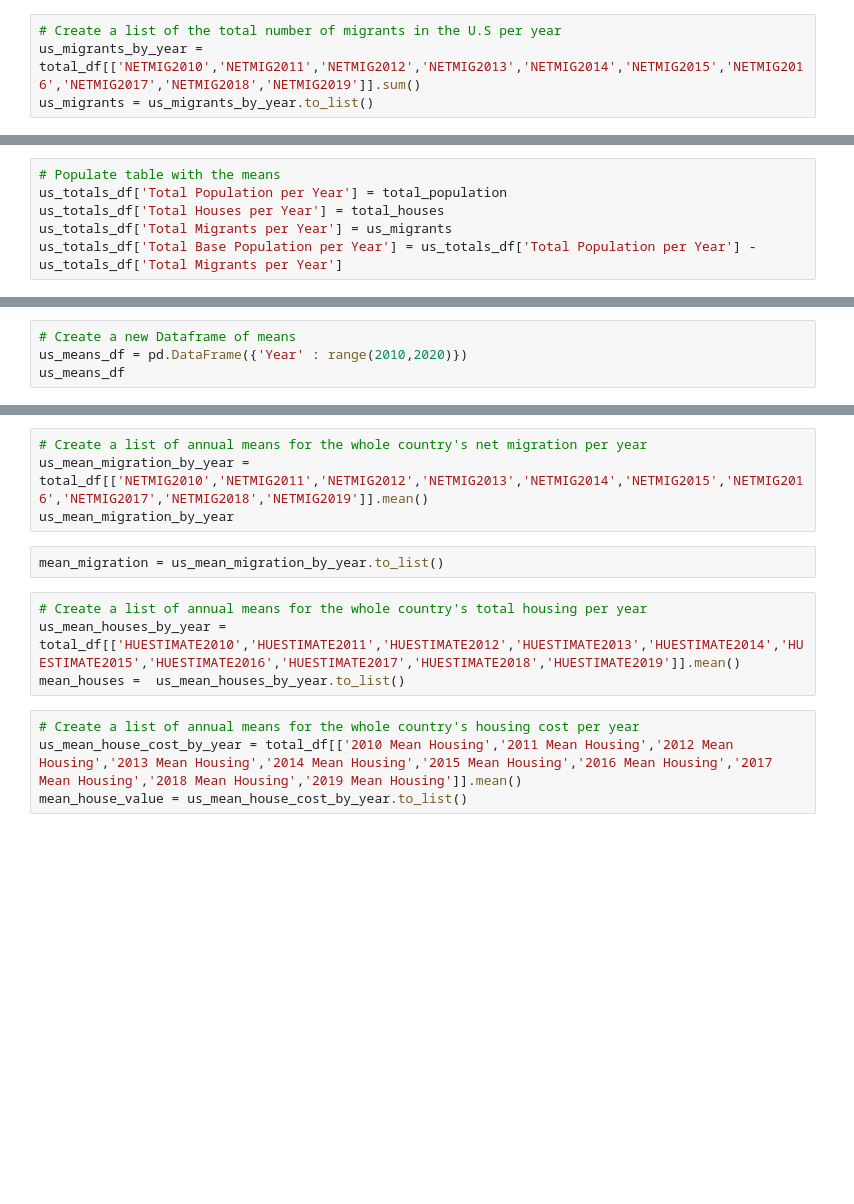
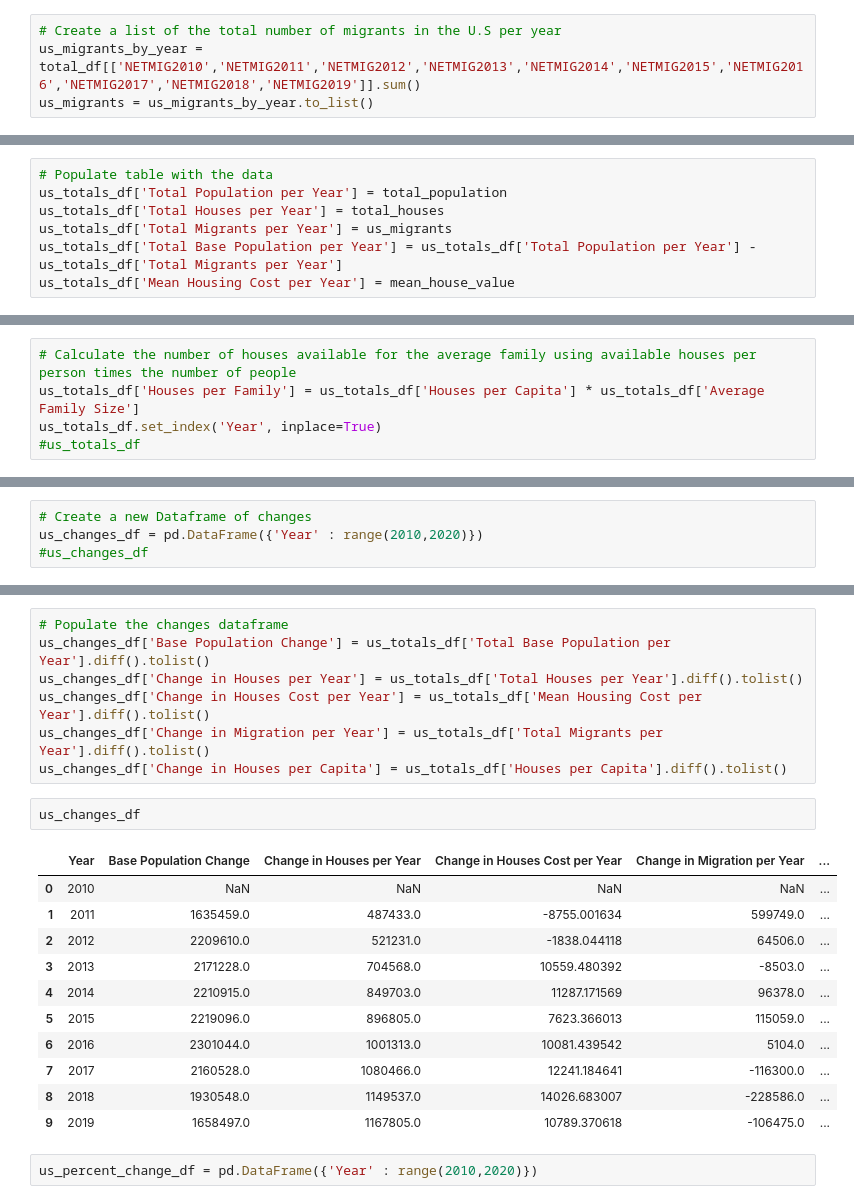
Before and after one commit to akbandi/Project-1, a Jupyter notebook: MigrationAnalysis.ipynb, the cells around one changed output, grey strips where cells are left out. Cells and saved outputs as stored; diff of their text form; blank space fills up the shorter version.

Commit message:
updated MigrationAnalysis and the readme.md

```diff
--- a/MigrationAnalysis.ipynb
+++ b/MigrationAnalysis.ipynb
@@ -30,6 +52,7 @@ us_migrants = us_migrants_by_year.to_list()
 # %%
-# Populate table with the means
+# Populate table with the data
 us_totals_df['Total Population per Year'] = total_population
 us_totals_df['Total Houses per Year'] = total_houses
 us_totals_df['Total Migrants per Year'] = us_migrants
 us_totals_df['Total Base Population per Year'] = us_totals_df['Total Population per Year'] - us_totals_df['Total Migrants per Year']
+us_totals_df['Mean Housing Cost per Year'] = mean_house_value
@@ -36,2 +70,7 @@ us_totals_df['Total Base Population per Year'] = us_totals_df['Total Population
+# %%
+# Calculate the number of houses available for the average family using available houses per person times the number of people
+us_totals_df['Houses per Family'] = us_totals_df['Houses per Capita'] * us_totals_df['Average Family Size']
+us_totals_df.set_index('Year', inplace=True)
+#us_totals_df
 # %%
 us_totals_df
@@ -49,4 +90,4 @@ us_totals_df
 # %%
-# Create a new Dataframe of means
-us_means_df = pd.DataFrame({'Year' : range(2010,2020)})
-us_means_df
+# Create a new Dataframe of changes
+us_changes_df = pd.DataFrame({'Year' : range(2010,2020)})
+#us_changes_df
@@ -53,14 +106,23 @@ us_means_df
-# %%
-# Create a list of annual means for the whole country's net migration per year
-us_mean_migration_by_year = total_df[['NETMIG2010','NETMIG2011','NETMIG2012','NETMIG2013','NETMIG2014','NETMIG2015','NETMIG2016','NETMIG2017','NETMIG2018','NETMIG2019']].mean()
-us_mean_migration_by_year
-# %%
-mean_migration = us_mean_migration_by_year.to_list()
-# %%
-# Create a list of annual means for the whole country's total housing per year
-us_mean_houses_by_year = total_df[['HUESTIMATE2010','HUESTIMATE2011','HUESTIMATE2012','HUESTIMATE2013','HUESTIMATE2014','HUESTIMATE2015','HUESTIMATE2016','HUESTIMATE2017','HUESTIMATE2018','HUESTIMATE2019']].mean()
-mean_houses =  us_mean_houses_by_year.to_list()
-# %%
-# Create a list of annual means for the whole country's housing cost per year
-us_mean_house_cost_by_year = total_df[['2010 Mean Housing','2011 Mean Housing','2012 Mean Housing','2013 Mean Housing','2014 Mean Housing','2015 Mean Housing','2016 Mean Housing','2017 Mean Housing','2018 Mean Housing','2019 Mean Housing']].mean()
-mean_house_value = us_mean_house_cost_by_year.to_list()
+# %%
+# Populate the changes dataframe
+us_changes_df['Base Population Change'] = us_totals_df['Total Base Population per Year'].diff().tolist()
+us_changes_df['Change in Houses per Year'] = us_totals_df['Total Houses per Year'].diff().tolist()
+us_changes_df['Change in Houses Cost per Year'] = us_totals_df['Mean Housing Cost per Year'].diff().tolist()
+us_changes_df['Change in Migration per Year'] = us_totals_df['Total Migrants per Year'].diff().tolist()
+us_changes_df['Change in Houses per Capita'] = us_totals_df['Houses per Capita'].diff().tolist()
+# %%
+us_changes_df
+# %% [output]
+|  | Year | Base Population Change | Change in Houses per Year | Change in Houses Cost per Year | Change in Migration per Year | ... |
+| 0 | 2010 | NaN | NaN | NaN | NaN | ... |
+| 1 | 2011 | 1635459.0 | 487433.0 | -8755.001634 | 599749.0 | ... |
+| 2 | 2012 | 2209610.0 | 521231.0 | -1838.044118 | 64506.0 | ... |
+| 3 | 2013 | 2171228.0 | 704568.0 | 10559.480392 | -8503.0 | ... |
+| 4 | 2014 | 2210915.0 | 849703.0 | 11287.171569 | 96378.0 | ... |
+| 5 | 2015 | 2219096.0 | 896805.0 | 7623.366013 | 115059.0 | ... |
+| 6 | 2016 | 2301044.0 | 1001313.0 | 10081.439542 | 5104.0 | ... |
+| 7 | 2017 | 2160528.0 | 1080466.0 | 12241.184641 | -116300.0 | ... |
+| 8 | 2018 | 1930548.0 | 1149537.0 | 14026.683007 | -228586.0 | ... |
+| 9 | 2019 | 1658497.0 | 1167805.0 | 10789.370618 | -106475.0 | ... |
+# %%
+us_percent_change_df = pd.DataFrame({'Year' : range(2010,2020)})
```
Also changed, not shown: parts of 23 cells of this notebook, 2 other files.
